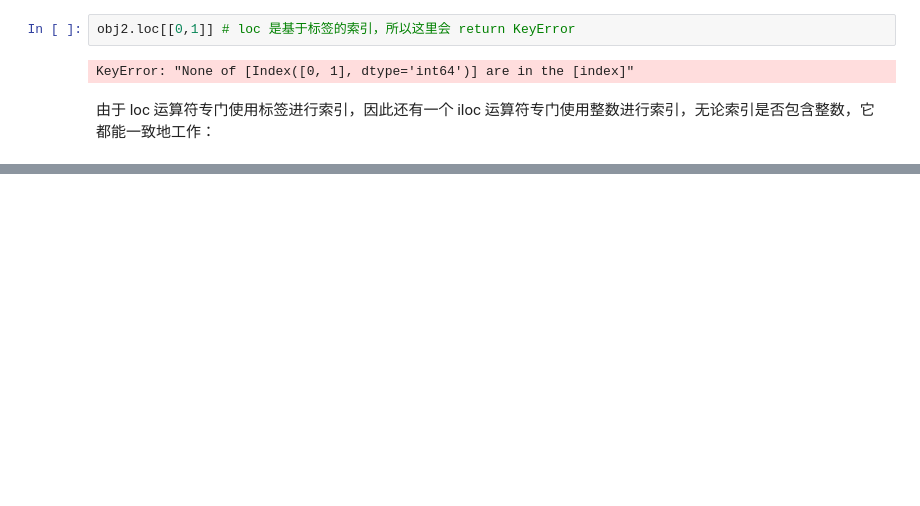
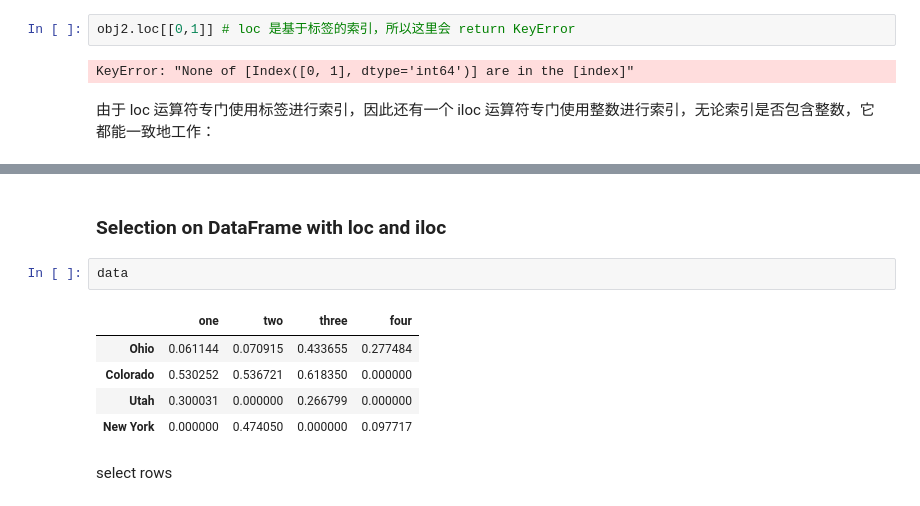
Before and after one commit to d0m999/python-basics-for-quant-trading, a Jupyter notebook: 5-start-pandas.ipynb, the cells around one changed output, grey strips where cells are left out. Saved outputs shown, nothing was run; the diff lists cells and outputs as text; blank space fills up the shorter version.

```diff
--- a/5-start-pandas.ipynb
+++ b/5-start-pandas.ipynb
@@ -751,0 +826,12 @@ dtype: int64
+# %% [markdown]
+### Selection on DataFrame with loc and iloc
+# %%
+data
+# %% [output]
+|  | one | two | three | four |
+| Ohio | 0.061144 | 0.070915 | 0.433655 | 0.277484 |
+| Colorado | 0.530252 | 0.536721 | 0.618350 | 0.000000 |
+| Utah | 0.300031 | 0.000000 | 0.266799 | 0.000000 |
+| New York | 0.000000 | 0.474050 | 0.000000 | 0.097717 |
+# %% [markdown]
+select rows
```
Also changed, not shown: parts of 56 cells of this notebook.
